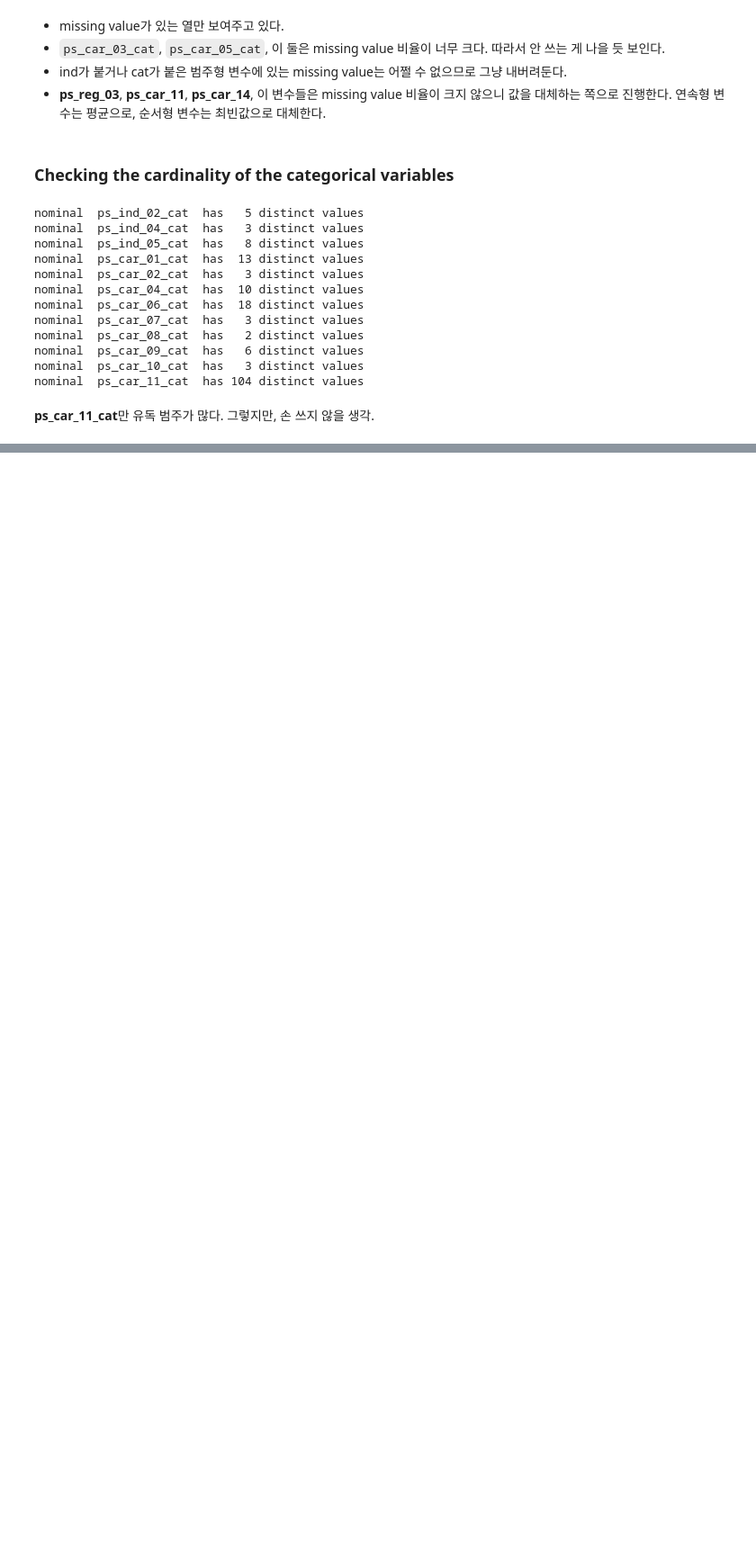
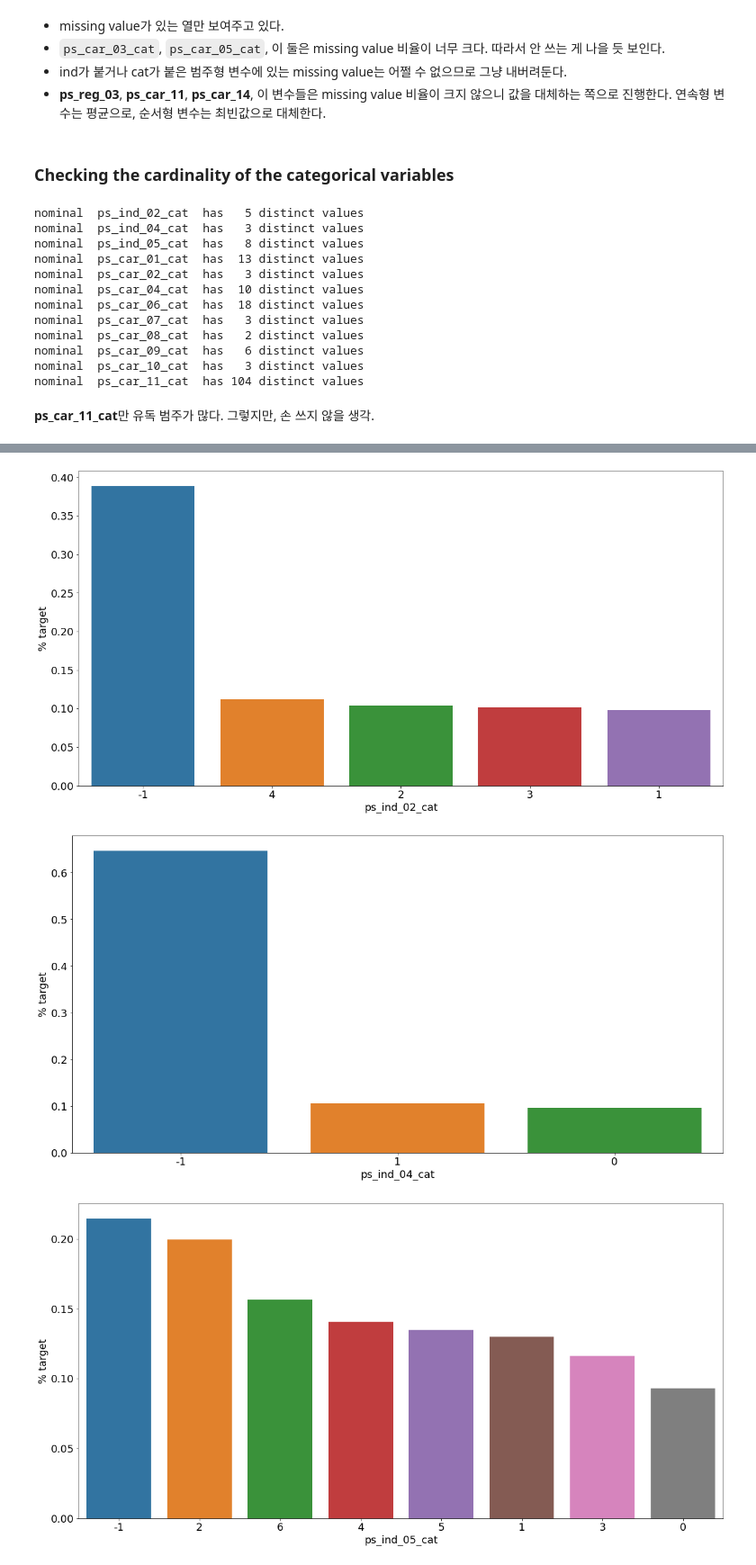
Before and after one commit to Myul23/Kaggle-Curriculum, a Jupyter notebook: Tabular data - Binary classification/Porto Seguro's Safe Driver Prediction/2. Data Preparation & Exploration.ipynb, the cells around one changed output, grey strips where cells are left out. Shown: that part at 90% size. Drawn from its saved outputs; the diff is of its cells as text; code cells hidden in the pictures; blank space fills up the shorter version.

```diff
--- a/Tabular data - Binary classification/Porto Seguro's Safe Driver Prediction/2. Data Preparation & Exploration.ipynb
+++ b/Tabular data - Binary classification/Porto Seguro's Safe Driver Prediction/2. Data Preparation & Exploration.ipynb
@@ -345,0 +379,7 @@ def add_noise(series, noise_level):
+# %%
+train["ps_car_11_cat_te"] = train_encoded
+train.drop("ps_car_11_cat", axis=1, inplace=True)
+meta.loc["ps_car_11_cat", "keep"] = False
+
+test["ps_car_11_cat_te"] = test_encoded
+test.drop("ps_car_11_cat", axis=1, inplace=True)
@@ -345,0 +390,16 @@ def add_noise(series, noise_level):
+# %%
+for f in meta[(meta.level == "nominal") & (meta.keep)].index:
+    cat_perc = ttrain[[f, "target"]].groupby([f], as_index=False).mean()
+    cat_perc.sort_values(by="target", ascending=False, inplace=True)
+
+    plt.figure(figsize=(20, 10))
+    sns.barplot(x=f, y="target", data=cat_perc, order=cat_perc[f])
+
+    plt.xlabel(f, fontsize=18)
+    plt.ylabel("% target", fontsize=18)
+    plt.tick_params(axis="both", which="major", labelsize=18)
+    plt.show()
+# %% [output]
+[figure, added]
+[figure, added]
+[figure, added]
```
Also changed, not shown: parts of 7 cells of this notebook.
